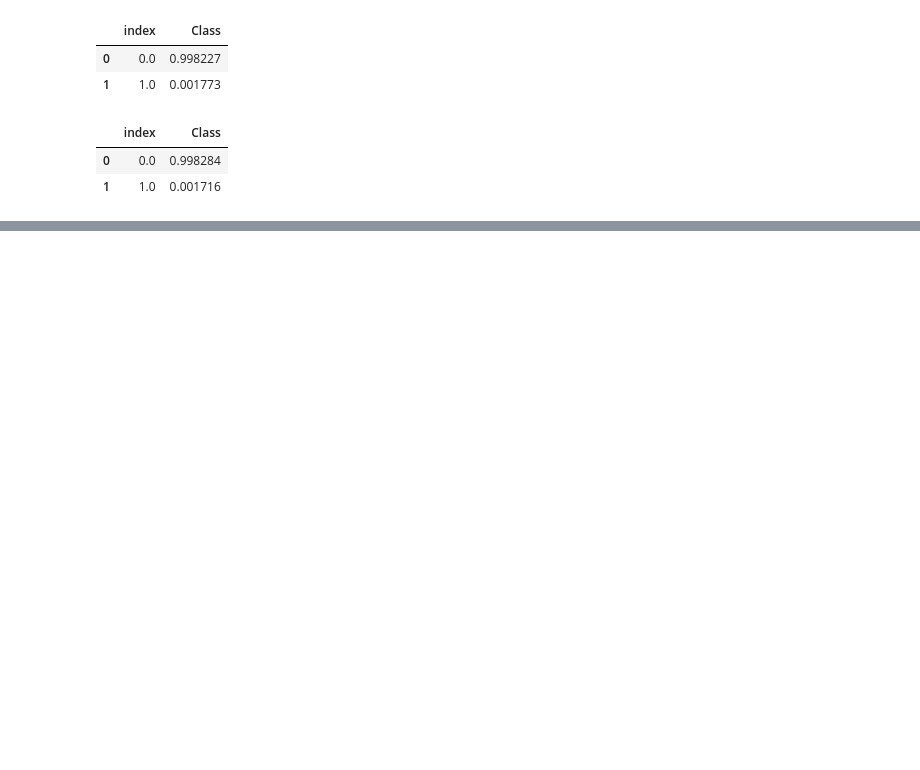
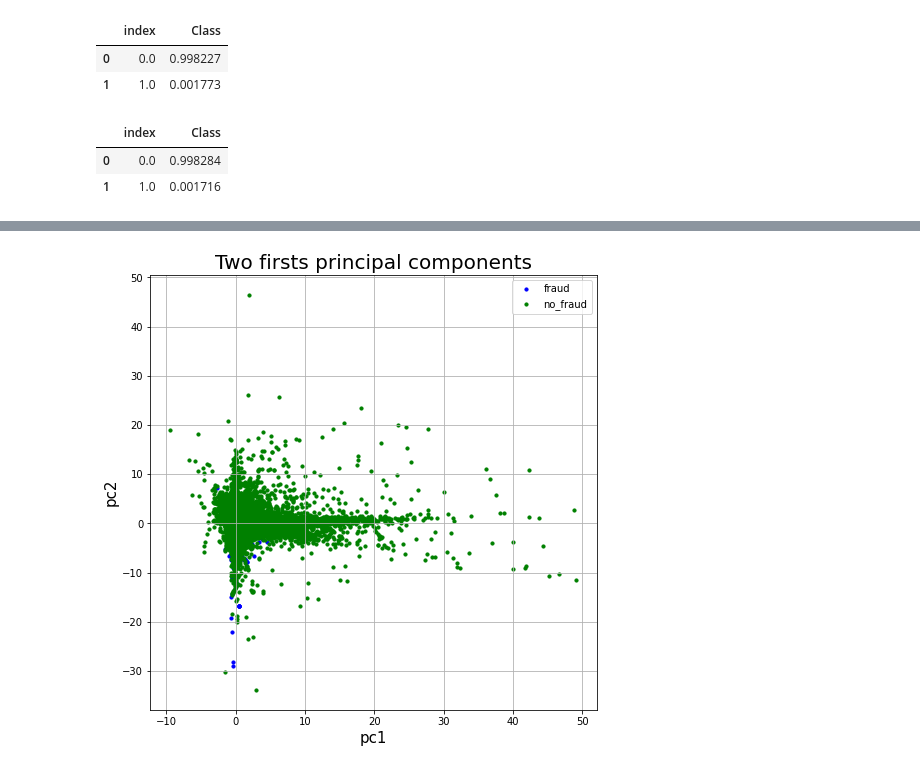
Before and after one commit to manugaco/use_cases, a Jupyter notebook: Fraud_detection/Unsupervised_DL_fraud_detection.ipynb, the cells around one changed output, grey strips where cells are left out. Cells and saved outputs as stored; diff of their text form; code cells hidden in the pictures; blank space fills up the shorter version.

```diff
--- a/Fraud_detection/Unsupervised_DL_fraud_detection.ipynb
+++ b/Fraud_detection/Unsupervised_DL_fraud_detection.ipynb
@@ -131,0 +153,29 @@ F1 score = 0.24651162790697675
+# %%
+x = StandardScaler().fit_transform(X_train.reset_index(drop=True))
+
+pca = PCA(n_components=2)
+pcs = pca.fit_transform(x)
+pcdf = pd.DataFrame(pcs, columns = ['pc1', 'pc2'])
+pcdf = pd.concat([y_train.reset_index(drop=True), pcdf], axis=1)
+pcdf['Class'] = np.where(pcdf['Class'] == 0, 'no_fraud', 'fraud')
+# %%
+pcdf = pcdf[(pcdf['pc1'] < 50) & (pcdf['pc2'] < 50)]
+# %%
+
+fig = plt.figure(figsize = (8,8))
+ax = fig.add_subplot(1,1,1)
+ax.set_xlabel('pc1', fontsize = 15)
+ax.set_ylabel('pc2', fontsize = 15)
+ax.set_title('Two firsts principal components', fontsize = 20)
+targets = ['fraud', 'no_fraud']
+colors = ['b', 'g']
+for target, color in zip(targets,colors):
+    indicesToKeep = pcdf['Class'] == target
+    ax.scatter(pcdf.loc[indicesToKeep, 'pc1']
+               , pcdf.loc[indicesToKeep, 'pc2']
+               , c = color
+               , s = 10)
+ax.legend(targets)
+ax.grid()
+# %% [output]
+[figure, added]
```
Also changed, not shown: parts of 16 cells of this notebook.
